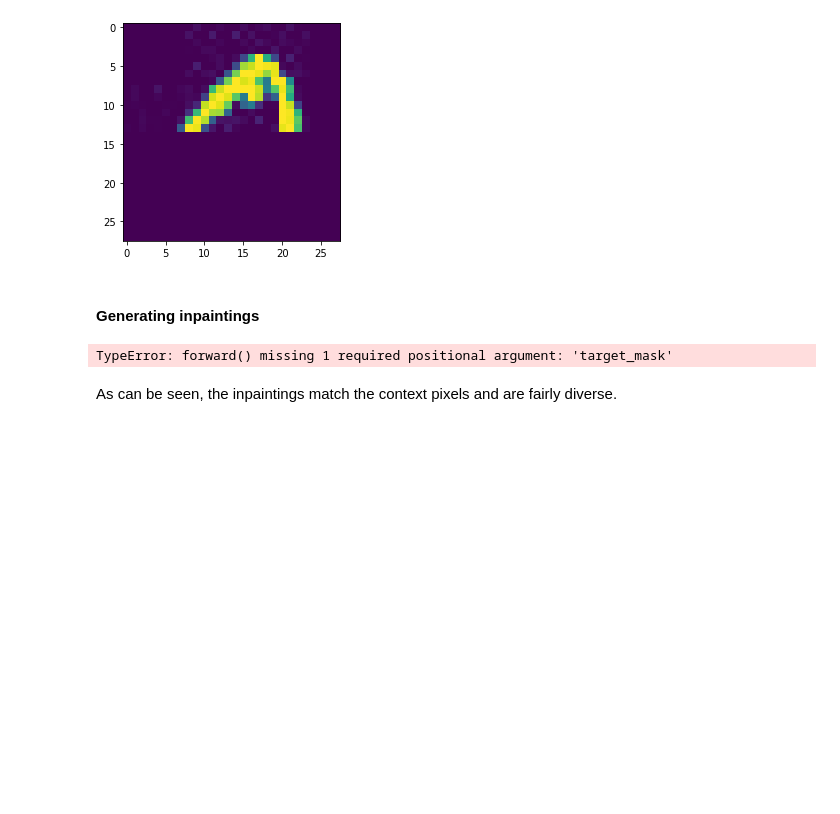
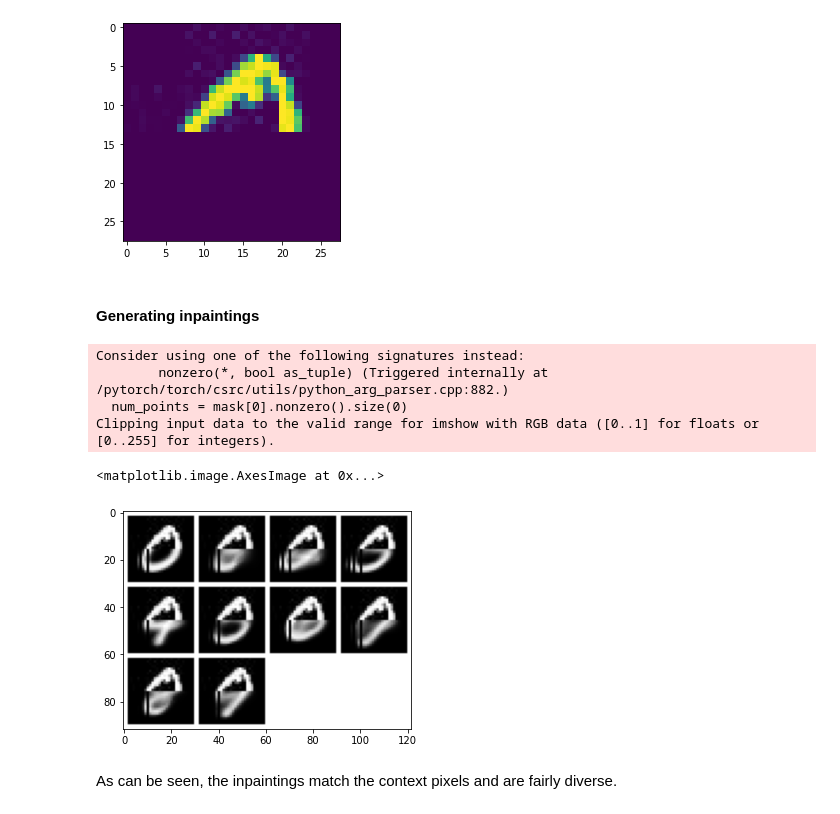
Before and after one commit to zmhhmz/neural-processes, a Jupyter notebook: example-img.ipynb, the cells around one changed output. Drawn from its saved outputs; the diff is of its cells as text; code cells hidden in the pictures; blank space fills up the shorter version.

```diff
--- a/example-img.ipynb
+++ b/example-img.ipynb
@@ -122,18 +119,27 @@ plt.imshow(occluded_img.permute(1, 2, 0).numpy())
 # %%
 from utils import inpaint
 
-num_inpaintings = 8  # Number of inpaintings to sample from model
+
+num_inpaintings = 10  # Number of inpaintings to sample from model
 all_inpaintings = torch.zeros(num_inpaintings, 1, 28, 28)
 
 # Sample several inpaintings
+label = torch.Tensor([0,1,2,3,4,5,6,7,8,9]).type(torch.int64)
+onehot = torch.zeros(10, 10).scatter_(1, label.unsqueeze(1), 1)
+
 for i in range(num_inpaintings):
-    all_inpaintings[i] = inpaint(model, img, context_mask, device)
+    all_inpaintings[i] = inpaint(model, img, context_mask, onehot[i], device)
 
 # Visualize inpainting results on a grid
 inpainting_grid = make_grid(all_inpaintings, nrow=4, pad_value=1.)
 plt.imshow(inpainting_grid.permute(1, 2, 0).numpy())
 # %% [output]
-TypeError: forward() missing 1 required positional argument: 'target_mask'
+Consider using one of the following signatures instead:
+        nonzero(*, bool as_tuple) (Triggered internally at  /pytorch/torch/csrc/utils/python_arg_parser.cpp:882.)
+  num_points = mask[0].nonzero().size(0)
+Clipping input data to the valid range for imshow with RGB data ([0..1] for floats or [0..255] for integers).
+<matplotlib.image.AxesImage at 0x...>
+[figure, added]
 # %% [markdown]
 As can be seen, the inpaintings match the context pixels and are fairly diverse.
 # %% [markdown]
```
Also changed, not shown: parts of 5 cells of this notebook, 4 other files.
